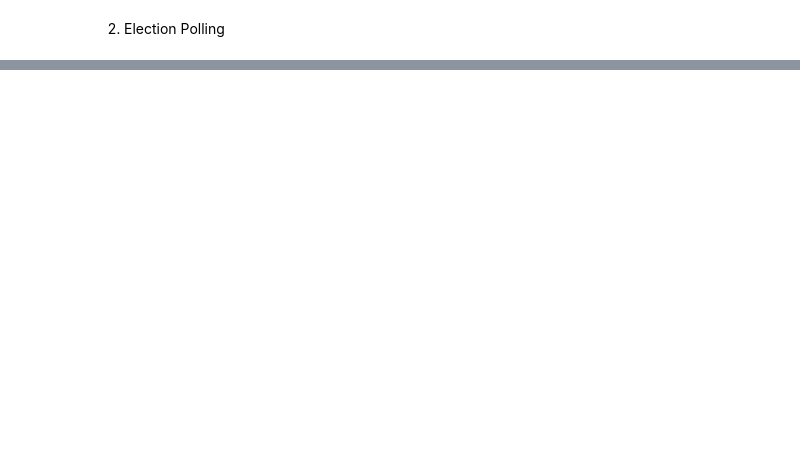
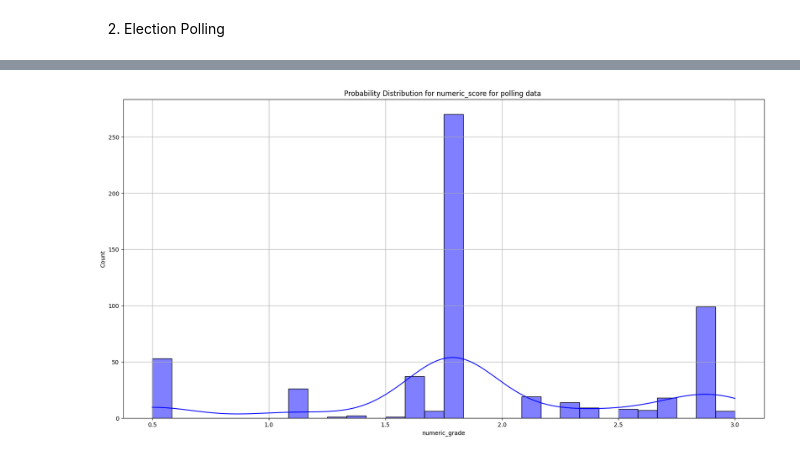
Before and after one commit to qusayqadir/PredictingUS-Election2024, a Jupyter notebook: ElectionData-EDA.ipynb, the cells around one changed output, grey strips where cells are left out. Drawn from its saved outputs; the diff is of its cells as text; code cells hidden in the pictures; blank space fills up the shorter version.

```diff
--- a/ElectionData-EDA.ipynb
+++ b/ElectionData-EDA.ipynb
@@ -93,0 +163,7 @@ dtype: object
+# %%
+plt.figure(figsize=(20,10))
+sns.histplot(df_polling['numeric_grade'], kde=True, bins=30, color = 'blue')
+plt.title('Probability Distribution for numeric_score for polling data ')
+plt.grid(True)
+# %% [output]
+[figure, added]
```
Also changed, not shown: parts of 19 cells of this notebook.
